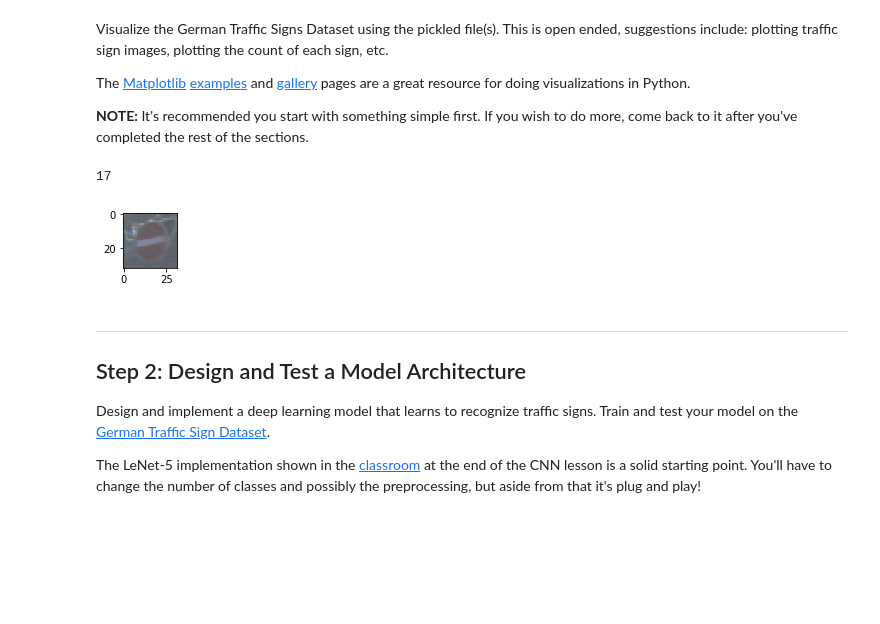
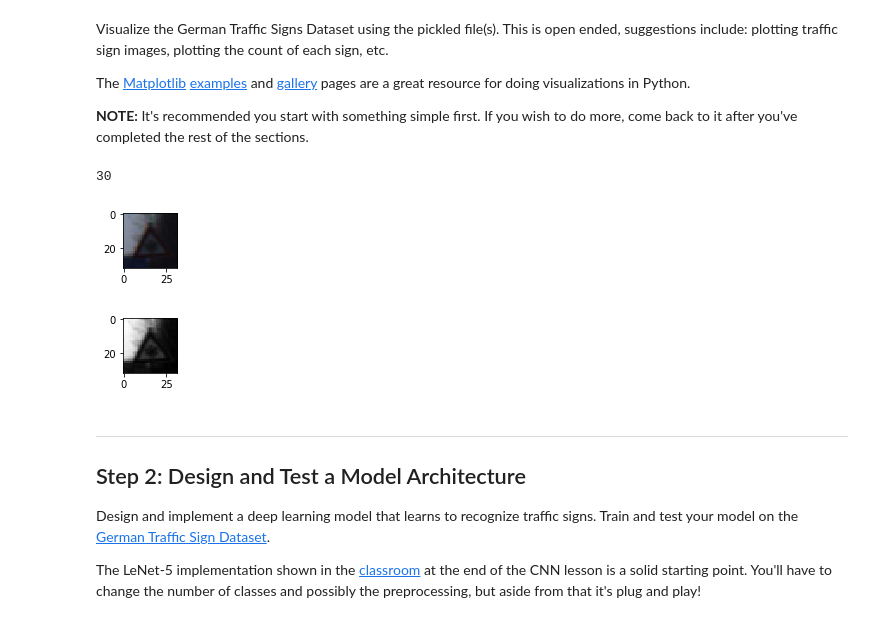
Before and after one commit to miradesne/CarND-Traffic-Sign-Classifier-Project, a Jupyter notebook: Traffic_Sign_Classifier.ipynb, the cells around one changed output. Saved outputs shown, nothing was run; the diff lists cells and outputs as text; code cells hidden in the pictures; blank space fills up the shorter version.

```diff
--- a/Traffic_Sign_Classifier.ipynb
+++ b/Traffic_Sign_Classifier.ipynb
@@ -25,9 +25,9 @@ import pickle
 
 # TODO: Fill this in based on where you saved the training and testing data
 
-training_file = 'data/test.p'
-validation_file= 'data/train.p'
-testing_file = 'data/valid.p'
+training_file = 'data/train.p'
+validation_file= 'data/valid.p'
+testing_file = 'data/test.p'
 
 with open(training_file, mode='rb') as f:
     train = pickle.load(f)
@@ -36,6 +36,8 @@ with open(validation_file, mode='rb') as f:
 with open(testing_file, mode='rb') as f:
     test = pickle.load(f)
 
-X_train, y_train = train['features'], train['labels']
-X_valid, y_valid = valid['features'], valid['labels']
-X_test, y_test = test['features'], test['labels']
+x_train, y_train = train['features'], train['labels']
+x_valid, y_valid = valid['features'], valid['labels']
+x_test, y_test = test['features'], test['labels']
+
+print("data loaded")
@@ -90,22 +94,33 @@ The [Matplotlib](http://matplotlib.org/) [examples](http://matplotlib.org/exampl
 # %%
 ### Data exploration visualization code goes here.
 ### Feel free to use as many code cells as needed.
 # Visualizations will be shown in the notebook.
 
 import random
 import numpy as np
 import matplotlib.pyplot as plt
 %matplotlib inline
 
-index = random.randint(0, len(X_train))
-image = X_train[index].squeeze()
+def rgb2gray(rgb):
+    return np.reshape(np.dot(rgb[...,:3], [0.299, 0.587, 0.114]), (32,32,1))
+#     return np.dot(rgb[...,:3], [0.299, 0.587, 0.114])
+
+index = random.randint(0, len(x_train))
+image = x_train[index]
 
 plt.figure(figsize=(1,1))
-plt.imshow(image)
+plt.imshow(image.squeeze())
 print(y_train[index])
+
+gray = rgb2gray(image)
+# print(gray.shape)
+plt.figure(figsize=(1,1))
+plt.imshow(gray.squeeze(), cmap="gray")
+plt.show()
 # %% [output]
-17
+30
-[figure, old version]
+[figure, new version]
+[figure, added]
 # %% [markdown]
 ----
 
```
Also changed, not shown: parts of 11 cells of this notebook, 4 other files.
